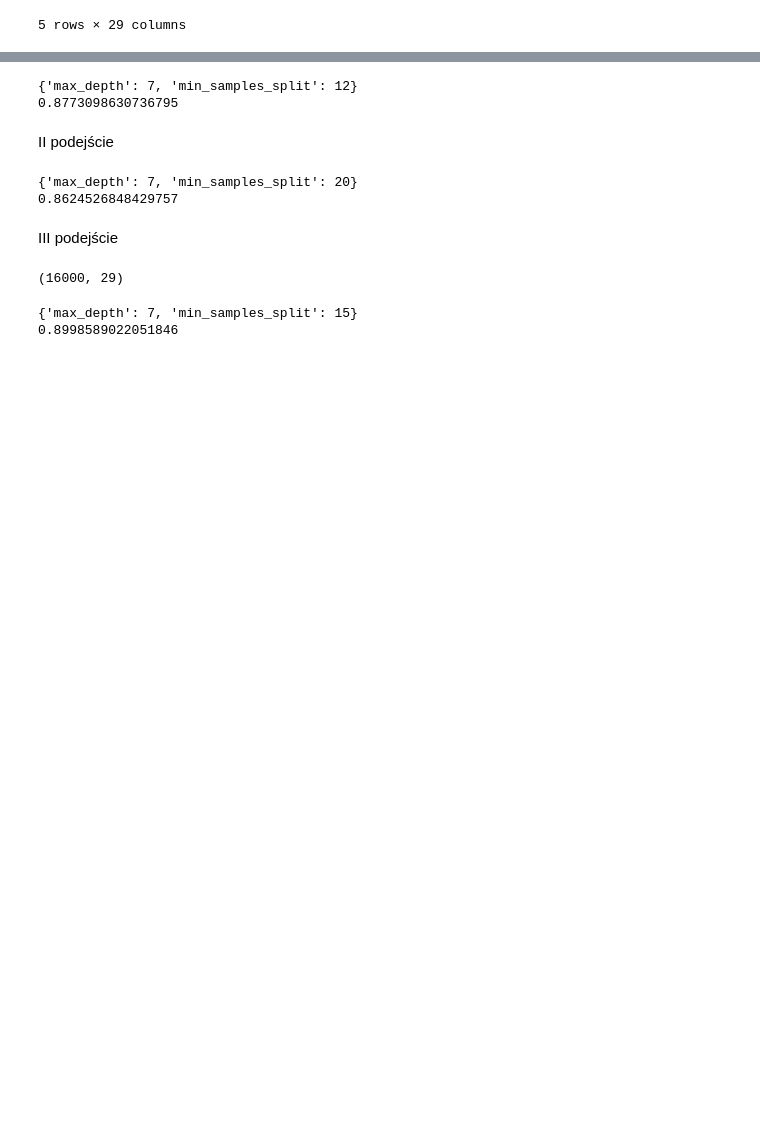
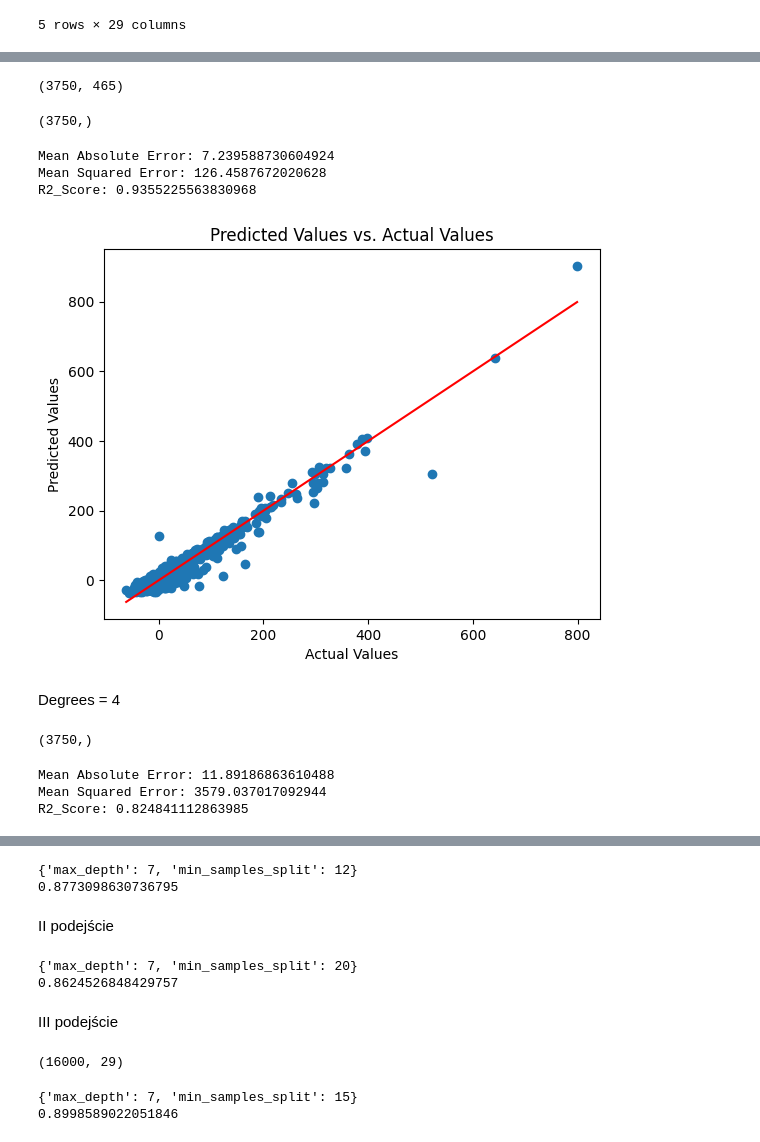
Before and after one commit to lukaszek358/SDA, a Jupyter notebook: projekt_końcowy_modelowanie_FINAL.ipynb, the cells around one changed output, grey strips where cells are left out. Saved outputs shown, nothing was run; the diff lists cells and outputs as text; code cells hidden in the pictures; blank space fills up the shorter version.

```diff
--- a/projekt_końcowy_modelowanie_FINAL.ipynb
+++ b/projekt_końcowy_modelowanie_FINAL.ipynb
@@ -63,0 +99,19 @@ X_train, X_test, y_train, y_test = train_test_split(X, y, test_size=0.25, random
+# %%
+poly = PolynomialFeatures(degree = 2)
+
+X_poly = poly.fit_transform(X_train) #dopasowanie danych instacją 'poly' i przekształcanie metodą 'fit_transform' do zmiennej zawierającej cechy wielomianowe
+X_test_poly = poly.fit_transform(X_test)
+X_test_poly.shape
+# %% [output]
+(3750, 465)
+# %%
+regressor_poly = LinearRegression()
+
+#trenowanie modelu na X o cechach wielomianu
+regressor_poly.fit(X_poly, y_train)
+
+# predykowanie y_pred na zmiennej X już po przekształceniu i cechach wielomianu
+y_pred = regressor_poly.predict(X_test_poly)
+y_pred.shape
+# %% [output]
+(3750,)
@@ -63,0 +122,22 @@ X_train, X_test, y_train, y_test = train_test_split(X, y, test_size=0.25, random
+# %%
+print(f'Mean Absolute Error: {mae}')
+print(f'Mean Squared Error: {mse}')
+print(f'R2_Score: {r2}')
+# %% [output]
+Mean Absolute Error: 7.239588730604924
+Mean Squared Error: 126.4587672020628
+R2_Score: 0.9355225563830968
+# %%
+plt.scatter(y_test, y_pred)
+plt.xlabel('Actual Values')
+plt.ylabel('Predicted Values')
+plt.title('Predicted Values vs. Actual Values')
+
+plt.plot([y_test.min(), y_test.max()], [y_test.min(), y_test.max()], color='red')
+
+plt.show()
+plt.show()
+# %% [output]
+[figure, added]
+# %% [markdown]
+Degrees = 4
@@ -63,0 +151,10 @@ X_train, X_test, y_train, y_test = train_test_split(X, y, test_size=0.25, random
+# %%
+regressor_poly = LinearRegression()
+
+#trenowanie modelu na X o cechach wielomianu
+regressor_poly.fit(X_poly, y_train)
+
+# predykowanie y_pred na zmiennej X już po przekształceniu i cechach wielomianu
+y_pred = regressor_poly.predict(X_test_poly)
+# %% [output]
+(3750,)
@@ -63,0 +165,8 @@ X_train, X_test, y_train, y_test = train_test_split(X, y, test_size=0.25, random
+# %%
+print(f'Mean Absolute Error: {mae}')
+print(f'Mean Squared Error: {mse}')
+print(f'R2_Score: {-r2}')
+# %% [output]
+Mean Absolute Error: 11.89186863610488
+Mean Squared Error: 3579.037017092944
+R2_Score: 0.824841112863985
```
Also changed, not shown: parts of 18 cells of this notebook.
